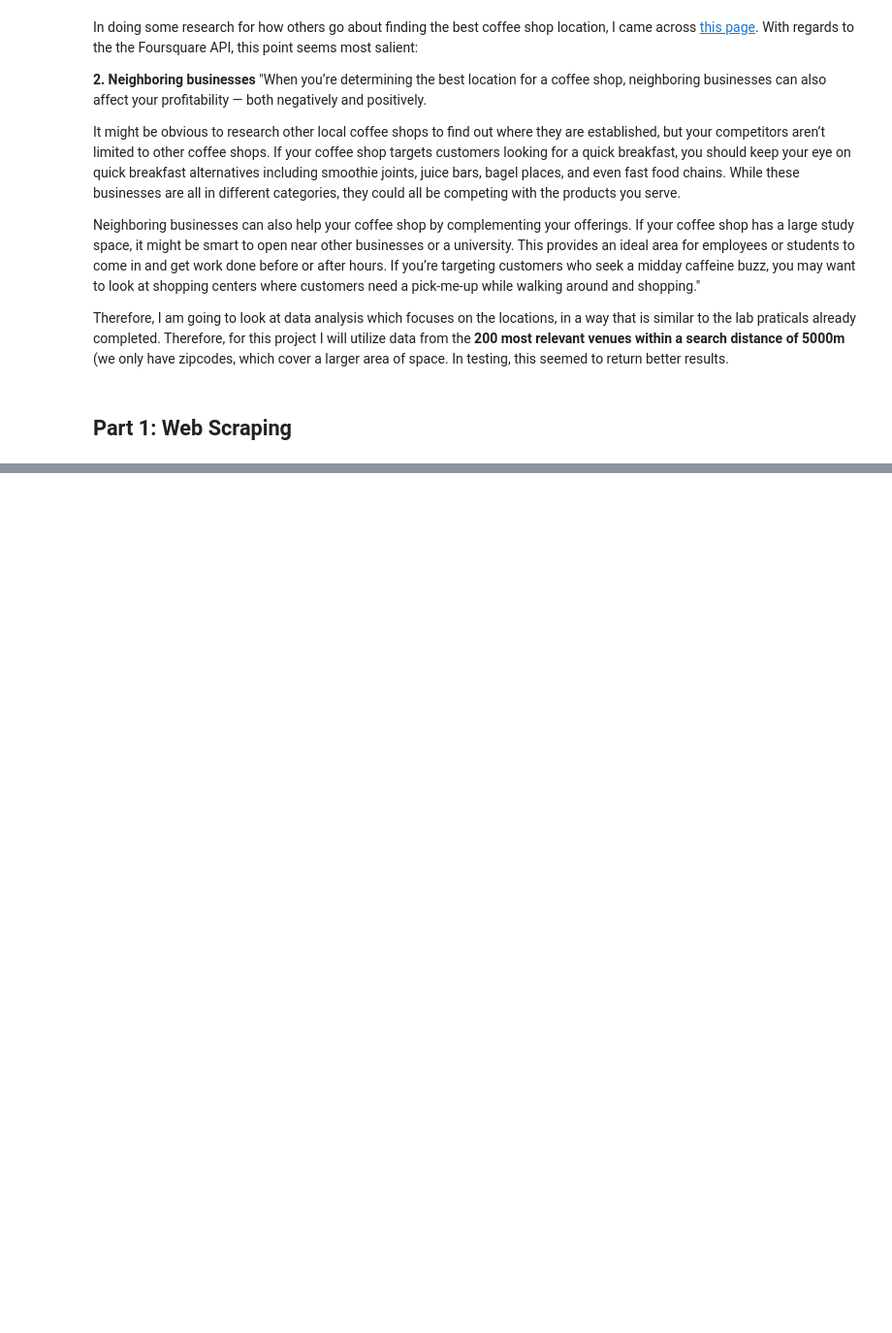
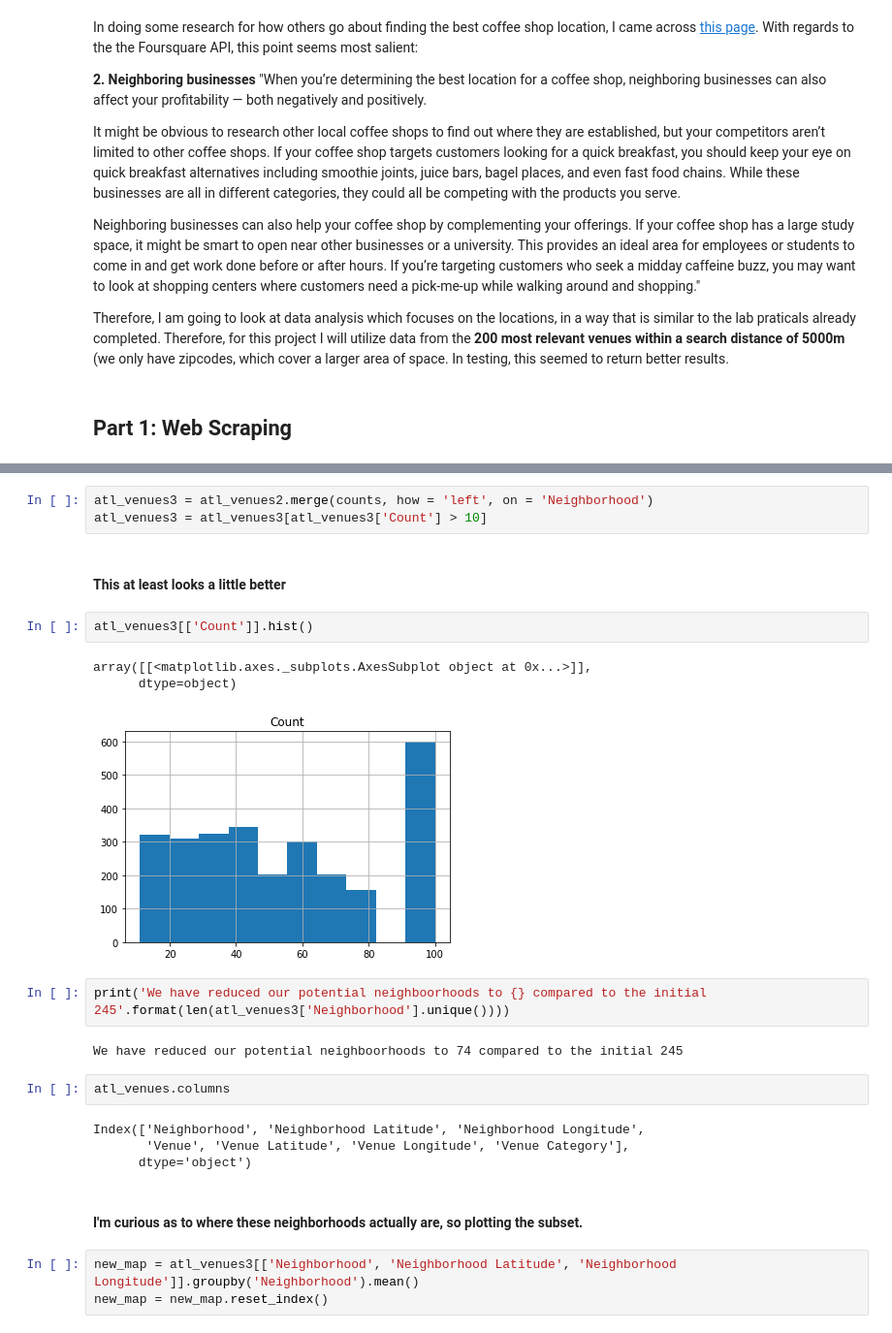
Before and after one commit to MattWittbrodt/capstone_project, a Jupyter notebook: Capstone_Week1_Business Problem.ipynb, the cells around one changed output, grey strips where cells are left out. Shown at 97% size. Drawn from its saved outputs; the diff is of its cells as text; blank space fills up the shorter version.

```diff
--- a/Capstone_Week1_Business Problem.ipynb
+++ b/Capstone_Week1_Business Problem.ipynb
@@ -231,0 +206,26 @@ atl_venues.head()
+# %%
+atl_venues3 = atl_venues2.merge(counts, how = 'left', on = 'Neighborhood')
+atl_venues3 = atl_venues3[atl_venues3['Count'] > 10]
+# %% [markdown]
+#### This at least looks a little better
+# %%
+atl_venues3[['Count']].hist()
+# %% [output]
+array([[<matplotlib.axes._subplots.AxesSubplot object at 0x...>]],
+      dtype=object)
+[figure, added]
+# %%
+print('We have reduced our potential neighboorhoods to {} compared to the initial 245'.format(len(atl_venues3['Neighborhood'].unique())))
+# %% [output]
+We have reduced our potential neighboorhoods to 74 compared to the initial 245
+# %%
+atl_venues.columns
+# %% [output]
+Index(['Neighborhood', 'Neighborhood Latitude', 'Neighborhood Longitude',
+       'Venue', 'Venue Latitude', 'Venue Longitude', 'Venue Category'],
+      dtype='object')
+# %% [markdown]
+#### I'm curious as to where these neighborhoods actually are, so plotting the subset.
+# %%
+new_map = atl_venues3[['Neighborhood', 'Neighborhood Latitude', 'Neighborhood Longitude']].groupby('Neighborhood').mean()
+new_map = new_map.reset_index()
```
Also changed, not shown: parts of 33 cells of this notebook, 3 other files.
